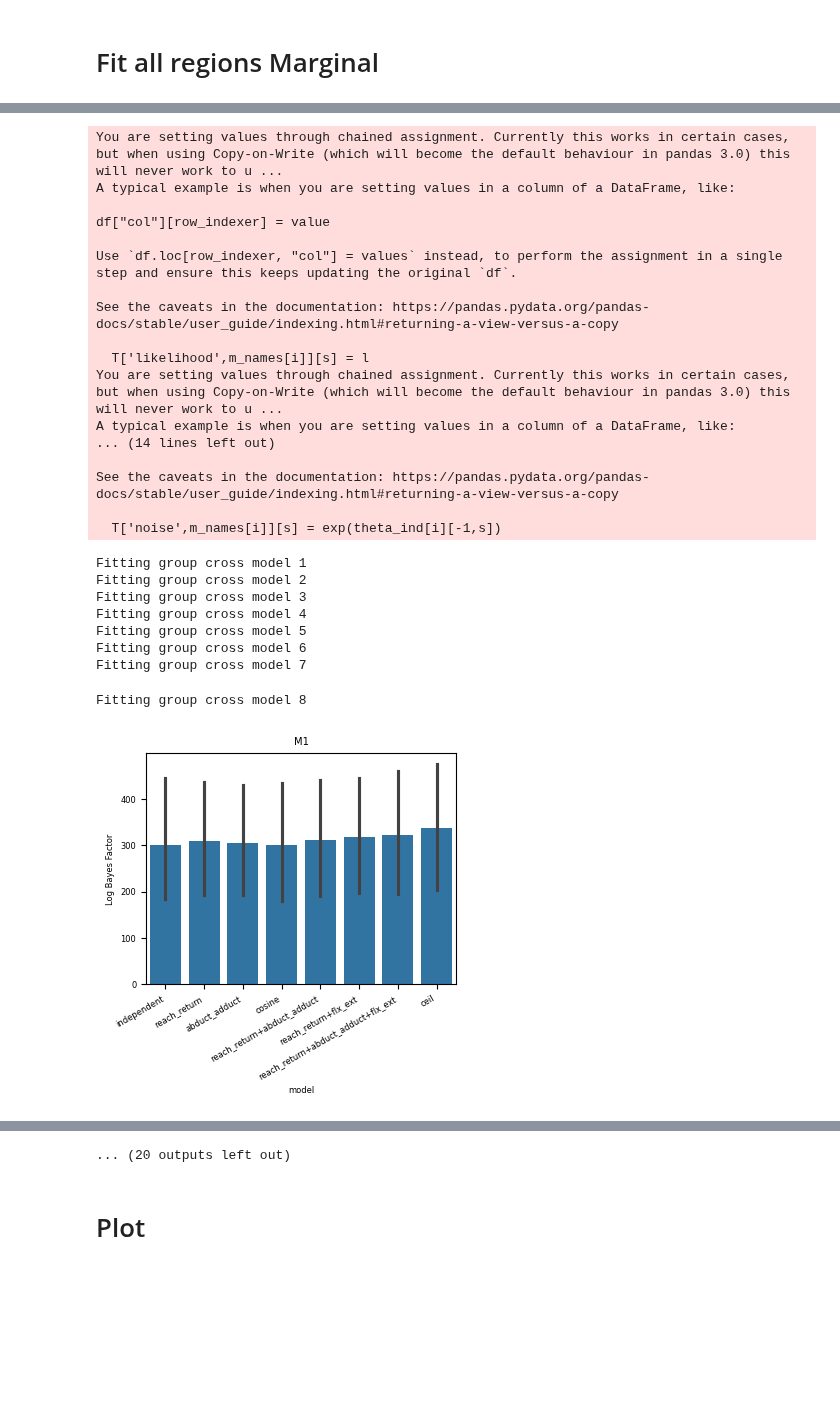
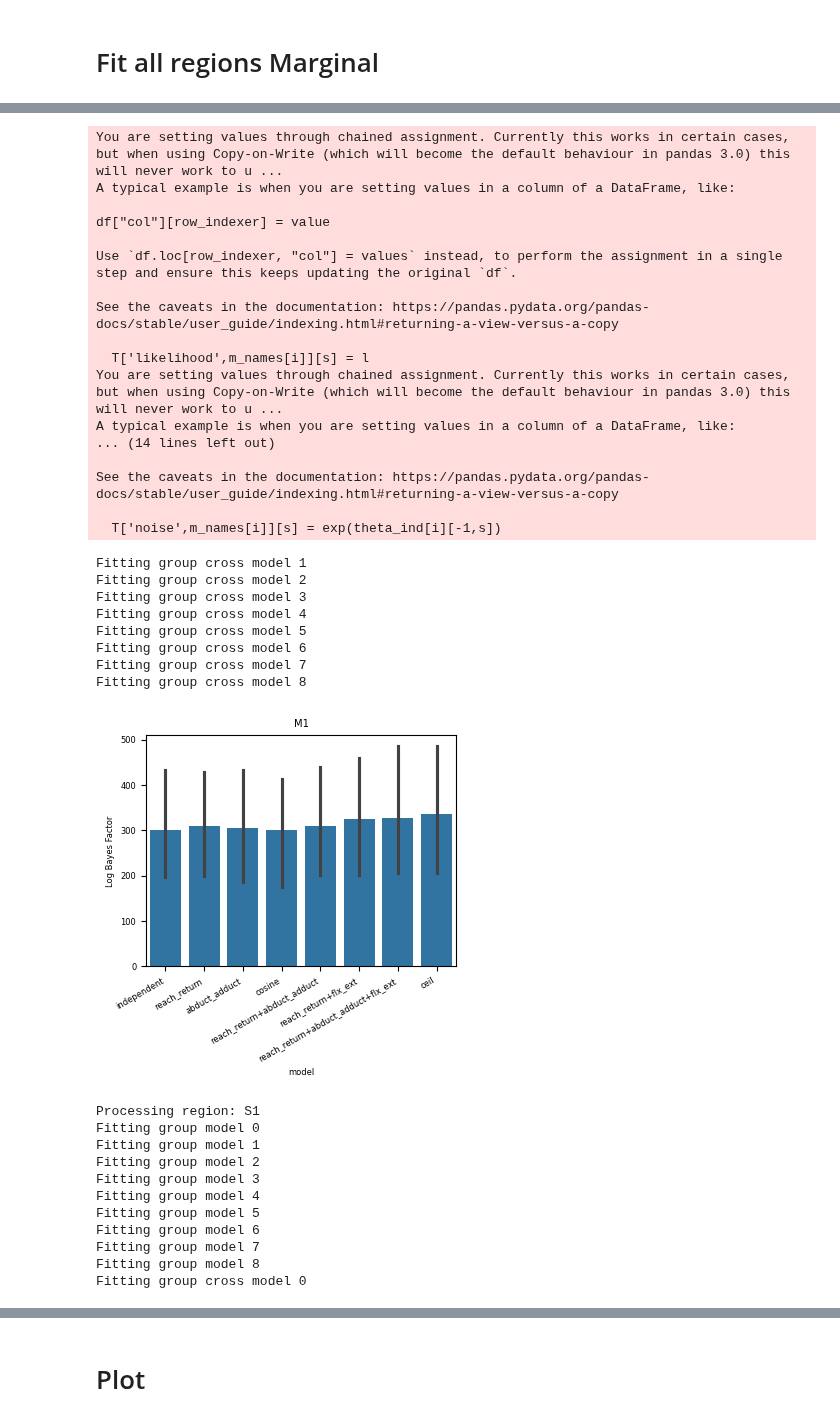
Before and after one commit to alighavam/bimanual_wrist, a Jupyter notebook: notebooks_mri/PCM_direction_encoding.ipynb, the cells around one changed output, grey strips where cells are left out. Drawn from its saved outputs; the diff is of its cells as text; code cells hidden in the pictures; blank space fills up the shorter version.

```diff
--- a/notebooks_mri/PCM_direction_encoding.ipynb
+++ b/notebooks_mri/PCM_direction_encoding.ipynb
@@ -750,13 +770,14 @@ for region in regions:
     modelG['independent'] = [cov]
 
     # reach and return:
-    covs = np.tile(np.eye(ncond//2), (2,2)) - np.eye(ncond)
+    covs = np.tile(np.eye(ncond//2), (2,2))
     covs = pcm.centering(ncond) @ covs @ pcm.centering(ncond)
     M_reach_return = pcm.FixedModel('reach_return', covs)
     modelG['reach_return'] = [covs]
 
     # abduct adduct:
-    covs = np.zeros((ncond,ncond))
+    # covs = np.zeros((ncond,ncond))
+    covs = np.eye(ncond)
     covs[0,3] = 1
     covs[1,2] = 1
     covs[2,1] = 1
@@ -768,7 +789,8 @@ for region in regions:
     modelG['abduct_adduct'] = [covs]
 
     # flxion extension:
-    covs = np.zeros((ncond,ncond))
+    # covs = np.zeros((ncond,ncond))
+    covs = np.eye(ncond)
     covs[0,1] = 1
     covs[0,5] = 1
     covs[3,2] = 1
@@ -836,32 +858,43 @@ Fitting group model 3
 Fitting group model 4
 Fitting group model 5
 Fitting group model 6
 Fitting group model 7
 Fitting group model 8
 Fitting group cross model 0
 You are setting values through chained assignment. Currently this works in certain cases, but when using Copy-on-Write (which will become the default behaviour in pandas 3.0) this will never work to u ...
 A typical example is when you are setting values in a column of a DataFrame, like:
 
 df["col"][row_indexer] = value
 
 Use `df.loc[row_indexer, "col"] = values` instead, to perform the assignment in a single step and ensure this keeps updating the original `df`.
 
 See the caveats in the documentation: https://pandas.pydata.org/pandas-docs/stable/user_guide/indexing.html#returning-a-view-versus-a-copy
 
   T['likelihood',m_names[i]][s] = l
 You are setting values through chained assignment. Currently this works in certain cases, but when using Copy-on-Write (which will become the default behaviour in pandas 3.0) this will never work to u ...
 A typical example is when you are setting values in a column of a DataFrame, like:
 ... (14 lines left out)
 
 See the caveats in the documentation: https://pandas.pydata.org/pandas-docs/stable/user_guide/indexing.html#returning-a-view-versus-a-copy
 
   T['noise',m_names[i]][s] = exp(theta_ind[i][-1,s])
 Fitting group cross model 1
 Fitting group cross model 2
 Fitting group cross model 3
 Fitting group cross model 4
 Fitting group cross model 5
 Fitting group cross model 6
 Fitting group cross model 7
+Fitting group cross model 8
+[figure, new version]
-Fitting group cross model 8
+Processing region: S1
+Fitting group model 0
+Fitting group model 1
+Fitting group model 2
+Fitting group model 3
+Fitting group model 4
+Fitting group model 5
+Fitting group model 6
+Fitting group model 7
+Fitting group model 8
+Fitting group cross model 0
-[figure, old version]
@@ -933,4 +965,3 @@ See the caveats in the documentation: https://pandas.pydata.org/pandas-docs/stab
-... (20 outputs left out)
 # %% [markdown]
 # Plot
 # %%
```
Also changed, not shown: parts of 7 cells of this notebook, 12 other files.
